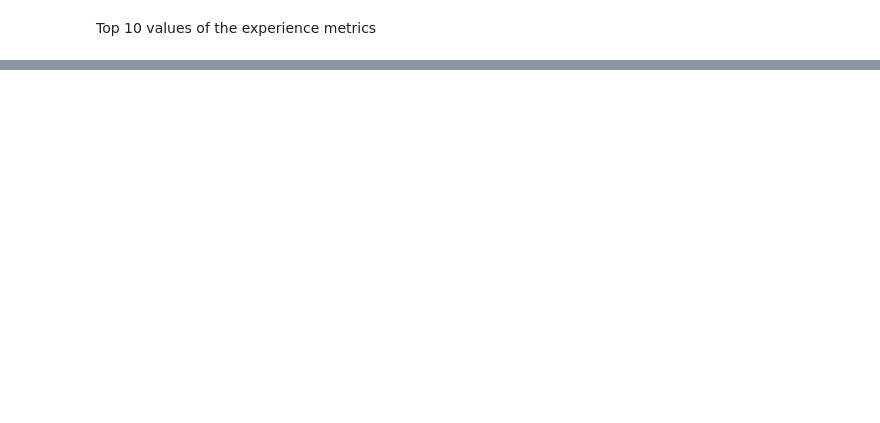
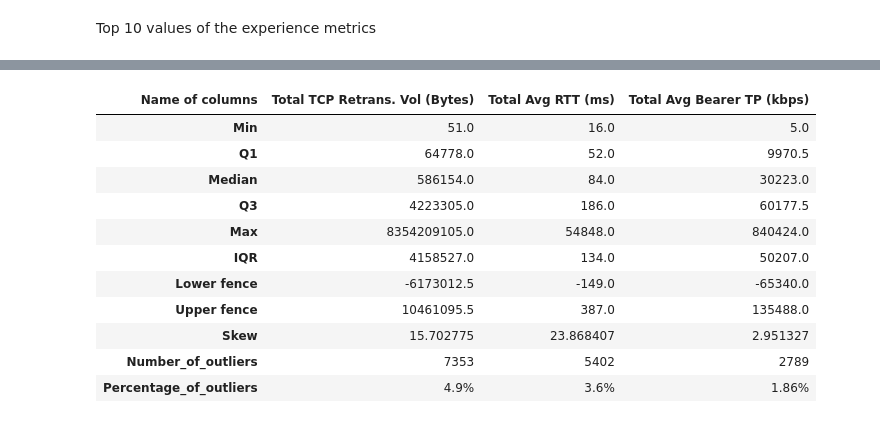
Before and after one commit to bettyabay/TellCo-Data-Analysis, a Jupyter notebook: notebooks/user_experience_analysis.ipynb, the cells around one changed output, grey strips where cells are left out. Saved outputs shown, nothing was run; the diff lists cells and outputs as text; code cells hidden in the pictures; blank space fills up the shorter version.

```diff
--- a/notebooks/user_experience_analysis.ipynb
+++ b/notebooks/user_experience_analysis.ipynb
@@ -178,0 +231,17 @@ multi_hist([top_10, bottom_10, most_10], 1, 3,
+# %%
+outlier_handler.getOverview(["Total Avg RTT (ms)",
+    "Total Avg Bearer TP (kbps)",
+    "Total TCP Retrans. Vol (Bytes)"])
+# %% [output]
+| Name of columns | Total TCP Retrans. Vol (Bytes) | Total Avg RTT (ms) | Total Avg Bearer TP (kbps) |
+| Min | 51.0 | 16.0 | 5.0 |
+| Q1 | 64778.0 | 52.0 | 9970.5 |
+| Median | 586154.0 | 84.0 | 30223.0 |
+| Q3 | 4223305.0 | 186.0 | 60177.5 |
+| Max | 8354209105.0 | 54848.0 | 840424.0 |
+| IQR | 4158527.0 | 134.0 | 50207.0 |
+| Lower fence | -6173012.5 | -149.0 | -65340.0 |
+| Upper fence | 10461095.5 | 387.0 | 135488.0 |
+| Skew | 15.702775 | 23.868407 | 2.951327 |
+| Number_of_outliers | 7353 | 5402 | 2789 |
+| Percentage_of_outliers | 4.9% | 3.6% | 1.86% |
```
Also changed, not shown: parts of 24 cells of this notebook, 1 other file.
